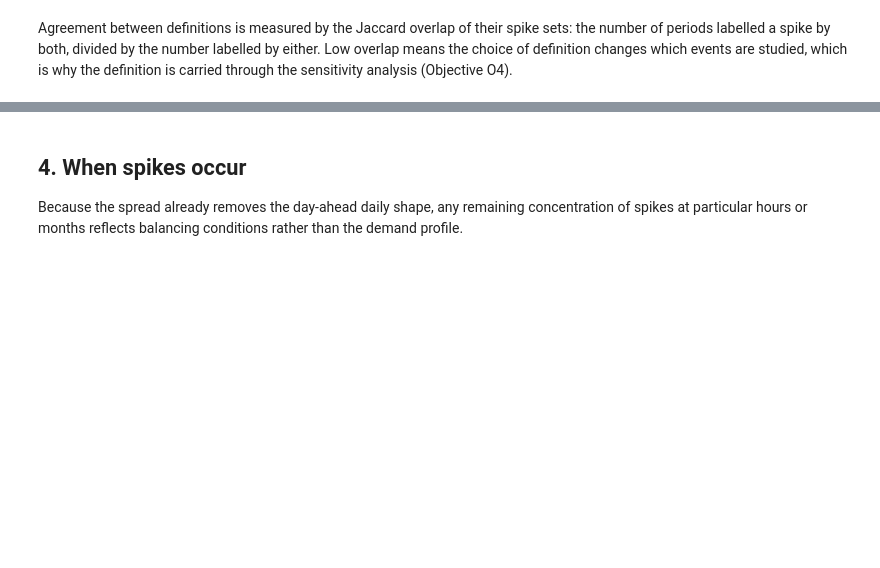
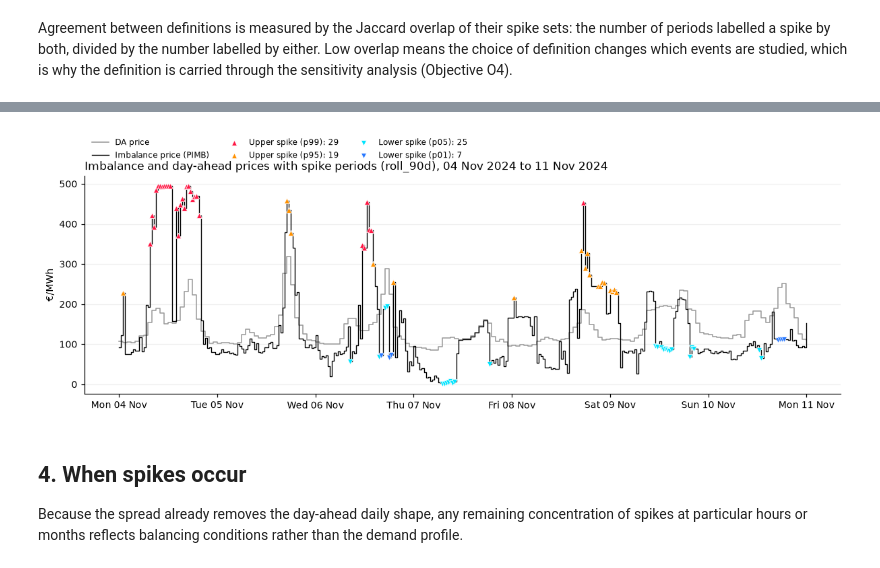
Before and after one commit to finn0connor/foc-masters-thesis, a Jupyter notebook: notebooks/00_data_overview.ipynb, the cells around one changed output, grey strips where cells are left out. Drawn from its saved outputs; the diff is of its cells as text; code cells hidden in the pictures; blank space fills up the shorter version.

```diff
--- a/notebooks/00_data_overview.ipynb
+++ b/notebooks/00_data_overview.ipynb
@@ -244,3 +427,7 @@ jaccard.round(2)
+# %%
+plot_spikes("2024-11-04", "2024-11-11")      # week with the most upper p99 spikes
+# %% [output]
+[figure, added]
 # %% [markdown]
 ## 4. When spikes occur
 
```
Also changed, not shown: parts of 19 cells of this notebook, 1 other file.
